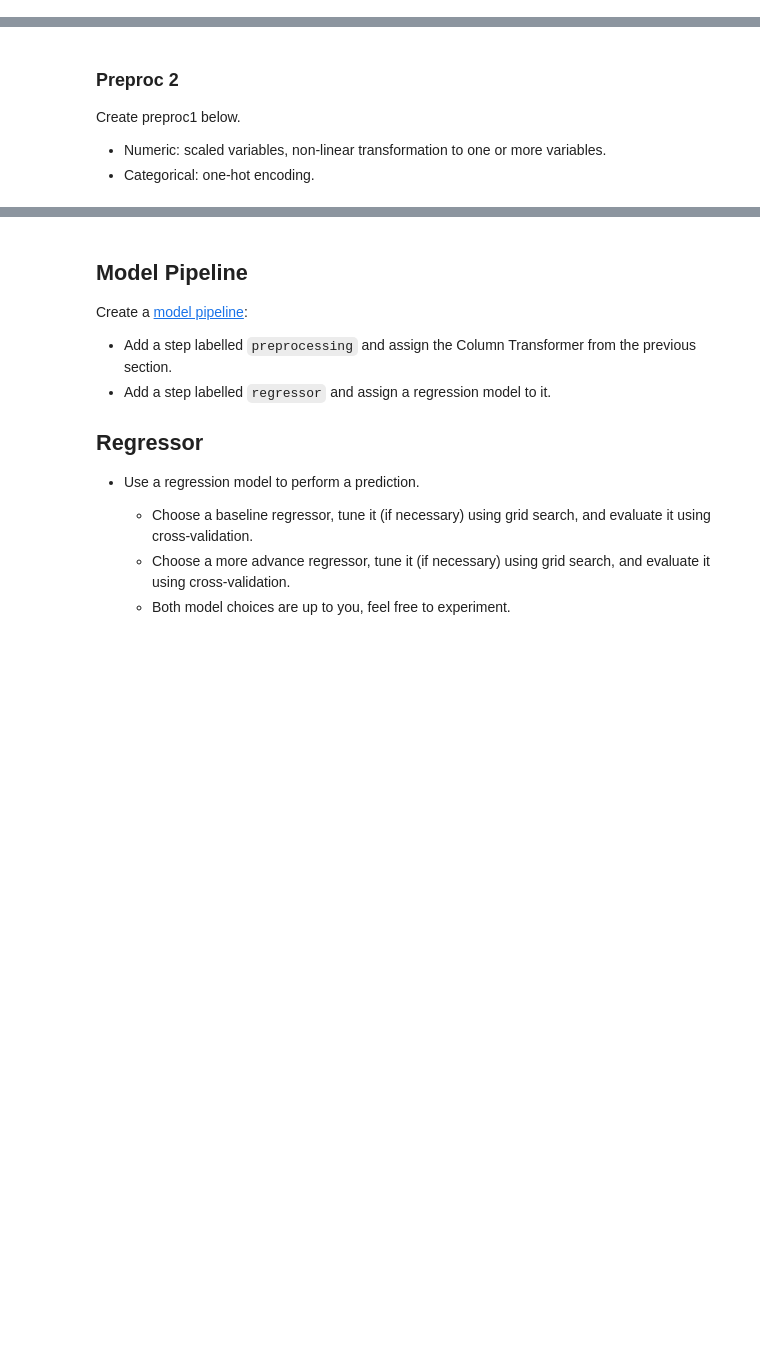
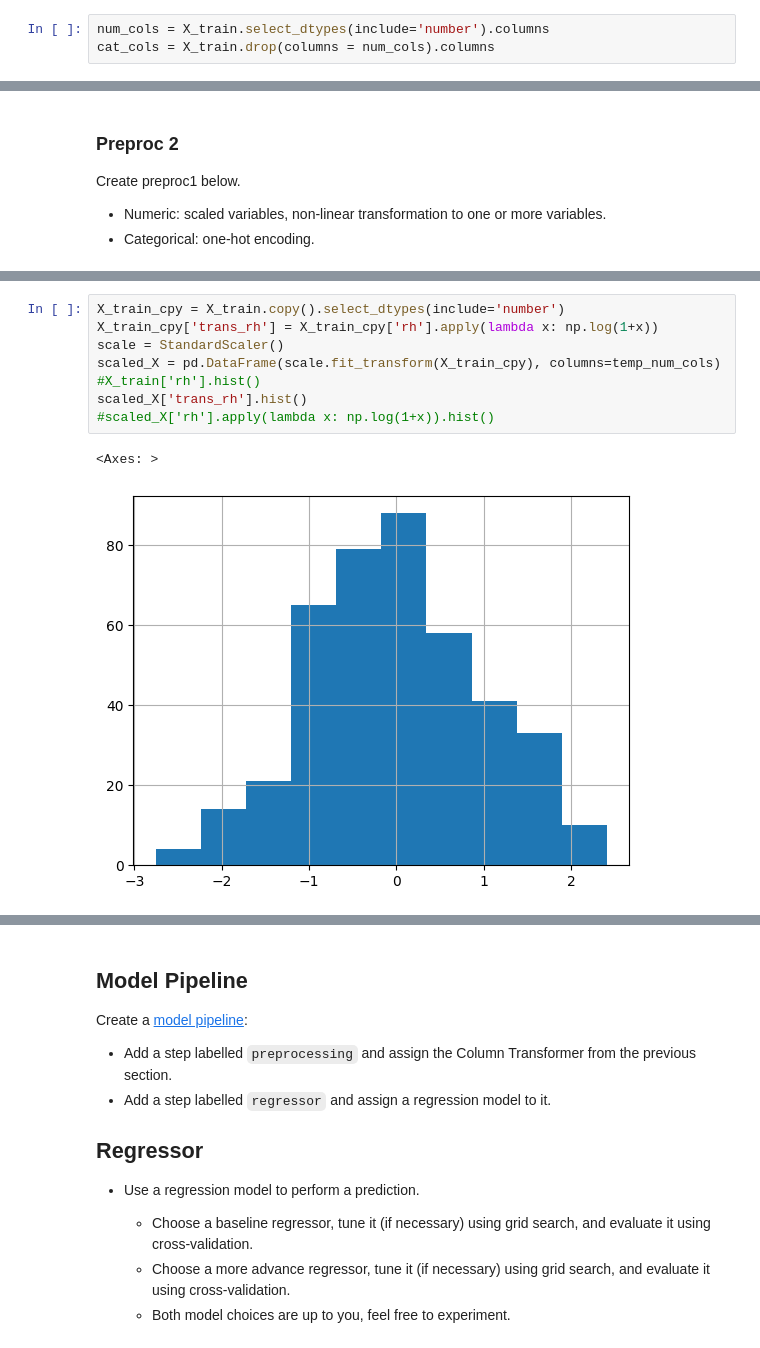
Before and after one commit to jseis/production, a Jupyter notebook: 02_activities/assignments/assignment_2.ipynb, the cells around one changed output, grey strips where cells are left out. Saved outputs shown, nothing was run; the diff lists cells and outputs as text; blank space fills up the shorter version.

```diff
--- a/02_activities/assignments/assignment_2.ipynb
+++ b/02_activities/assignments/assignment_2.ipynb
@@ -135,3 +137,6 @@ Create preproc1 below.
 
 + Numeric: scaled variables, no other transforms.
 + Categorical: one-hot encoding.
+# %%
+num_cols = X_train.select_dtypes(include='number').columns
+cat_cols = X_train.drop(columns = num_cols).columns
@@ -144,0 +194,11 @@ Create preproc1 below.
+# %%
+X_train_cpy = X_train.copy().select_dtypes(include='number')
+X_train_cpy['trans_rh'] = X_train_cpy['rh'].apply(lambda x: np.log(1+x))
+scale = StandardScaler()
+scaled_X = pd.DataFrame(scale.fit_transform(X_train_cpy), columns=temp_num_cols)
+#X_train['rh'].hist()
+scaled_X['trans_rh'].hist()
+#scaled_X['rh'].apply(lambda x: np.log(1+x)).hist()
+# %% [output]
+<Axes: >
+[figure, added]
```
Also changed, not shown: parts of 8 cells of this notebook.
